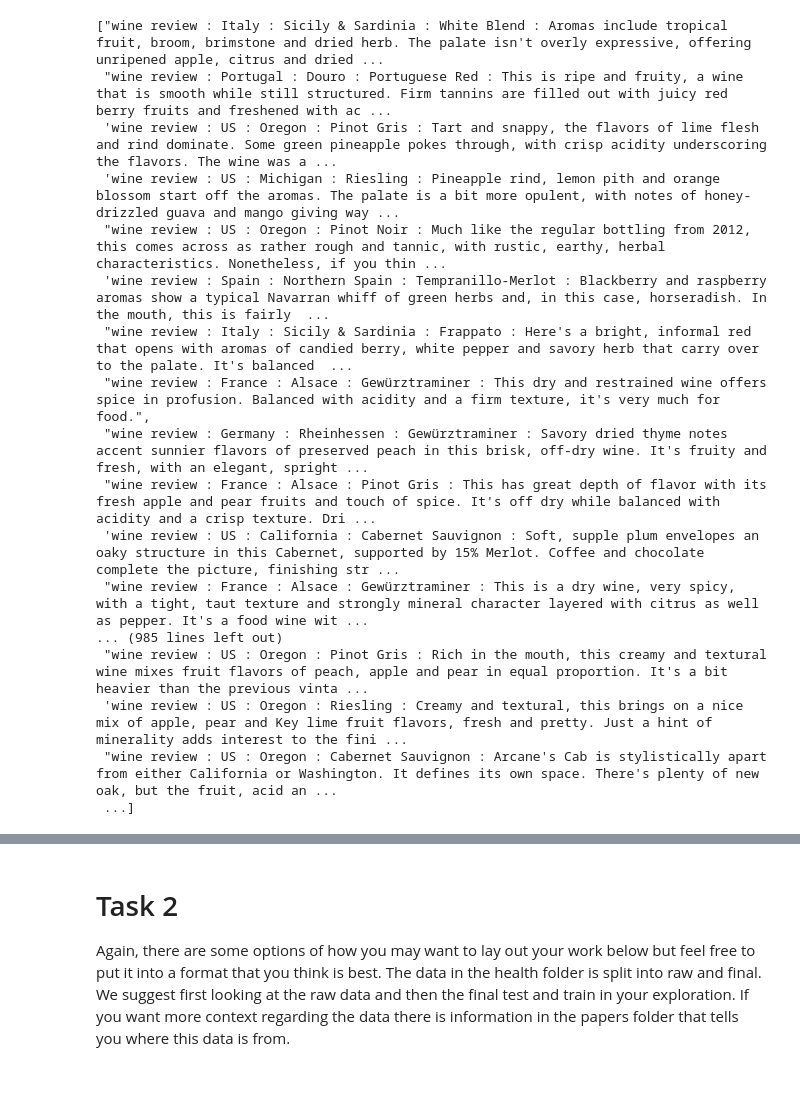
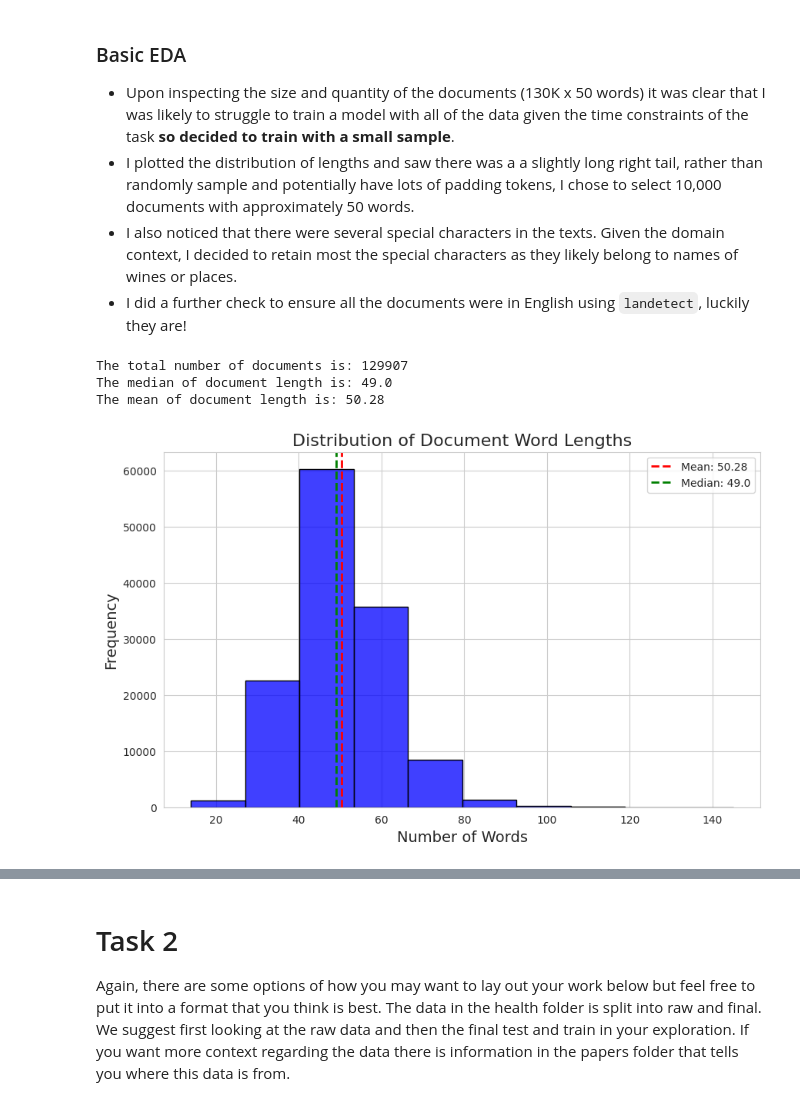
Before and after one commit to t-madeley/transformer_from_scratch, a Jupyter notebook: Prevayl Technical Task.ipynb, the cells around one changed output, grey strips where cells are left out. Cells and saved outputs as stored; diff of their text form; code cells hidden in the pictures.

```diff
--- a/Prevayl Technical Task.ipynb
+++ b/Prevayl Technical Task.ipynb
@@ -53,27 +103,62 @@ filtered_data = [
     if x["country"] is not None
     and x["province"] is not None
     and x["variety"] is not None
-    and x["description"] is not None]
-
-#limit the number of examples we're using for training because my laptop is very slow
-filtered_data = filtered_data
+    and x["description"] is not None
+]
+# %% [markdown]
+### Basic EDA
+
+- Upon inspecting the size and quantity of the documents (130K x 50 words) it was clear that I was likely to struggle to train a model with all of the data given the time constraints of the task  **so decided to train with a small sample**.
+- I plotted the distribution of lengths and saw there was a a slightly long right tail, rather than randomly sample and potentially have lots of padding tokens, I chose to select 10,000 documents with approximately 50 words.
+- I also noticed that there were several special characters in the texts. Given the domain context, I decided to retain most the special characters as they likely belong to names of wines or places.
+- I did a further check to ensure all the documents were in English using `landetect`, luckily they are!
 # %%
-filtered_data
+# Calculate Text Lengths
+text_lengths = [len(document.split(" ")) for document in filtered_data]
+
+# Calculate mean and median
+mean_length = np.mean(text_lengths)
+median_length = np.median(text_lengths)
+
+# Display the number of documents, median, and mean
+print(f"The total number of documents is: {len(filtered_data)}")
+print(f"The median of document length is: {median_length}")
+print(f"The mean of document length is: {mean_length:.2f}")
+
+sns.set_style("whitegrid")
+
+# Create the histogram plot
+plt.figure(figsize=(10, 6))
+sns.histplot(text_lengths, bins=10, kde=False, color="blue", edgecolor="black")
+
+# Add mean line
+plt.axvline(
+    mean_length,
+    color="red",
+    linestyle="--",
+    linewidth=2,
+    label=f"Mean: {mean_length:.2f}",
+)
+
+# Add median line (optional)
+plt.axvline(
+    median_length,
+    color="green",
+    linestyle="--",
+    linewidth=2,
+    label=f"Median: {median_length}",
+)
+
+plt.title("Distribution of Document Word Lengths", fontsize=16)
+plt.xlabel("Number of Words", fontsize=14)
+plt.ylabel("Frequency", fontsize=14)
+
+plt.legend()
+
+plt.grid(True)
+plt.show()
 # %% [output]
-["wine review : Italy : Sicily & Sardinia : White Blend : Aromas include tropical fruit, broom, brimstone and dried herb. The palate isn't overly expressive, offering unripened apple, citrus and dried ...
- "wine review : Portugal : Douro : Portuguese Red : This is ripe and fruity, a wine that is smooth while still structured. Firm tannins are filled out with juicy red berry fruits and freshened with ac ...
- 'wine review : US : Oregon : Pinot Gris : Tart and snappy, the flavors of lime flesh and rind dominate. Some green pineapple pokes through, with crisp acidity underscoring the flavors. The wine was a ...
- 'wine review : US : Michigan : Riesling : Pineapple rind, lemon pith and orange blossom start off the aromas. The palate is a bit more opulent, with notes of honey-drizzled guava and mango giving way ...
- "wine review : US : Oregon : Pinot Noir : Much like the regular bottling from 2012, this comes across as rather rough and tannic, with rustic, earthy, herbal characteristics. Nonetheless, if you thin ...
- 'wine review : Spain : Northern Spain : Tempranillo-Merlot : Blackberry and raspberry aromas show a typical Navarran whiff of green herbs and, in this case, horseradish. In the mouth, this is fairly  ...
- "wine review : Italy : Sicily & Sardinia : Frappato : Here's a bright, informal red that opens with aromas of candied berry, white pepper and savory herb that carry over to the palate. It's balanced  ...
- "wine review : France : Alsace : Gewürztraminer : This dry and restrained wine offers spice in profusion. Balanced with acidity and a firm texture, it's very much for food.",
- "wine review : Germany : Rheinhessen : Gewürztraminer : Savory dried thyme notes accent sunnier flavors of preserved peach in this brisk, off-dry wine. It's fruity and fresh, with an elegant, spright ...
- "wine review : France : Alsace : Pinot Gris : This has great depth of flavor with its fresh apple and pear fruits and touch of spice. It's off dry while balanced with acidity and a crisp texture. Dri ...
- 'wine review : US : California : Cabernet Sauvignon : Soft, supple plum envelopes an oaky structure in this Cabernet, supported by 15% Merlot. Coffee and chocolate complete the picture, finishing str ...
- "wine review : France : Alsace : Gewürztraminer : This is a dry wine, very spicy, with a tight, taut texture and strongly mineral character layered with citrus as well as pepper. It's a food wine wit ...
-... (985 lines left out)
- "wine review : US : Oregon : Pinot Gris : Rich in the mouth, this creamy and textural wine mixes fruit flavors of peach, apple and pear in equal proportion. It's a bit heavier than the previous vinta ...
- 'wine review : US : Oregon : Riesling : Creamy and textural, this brings on a nice mix of apple, pear and Key lime fruit flavors, fresh and pretty. Just a hint of minerality adds interest to the fini ...
- "wine review : US : Oregon : Cabernet Sauvignon : Arcane's Cab is stylistically apart from either California or Washington. It defines its own space. There's plenty of new oak, but the fruit, acid an ...
- ...]
+The total number of documents is: 129907
+The median of document length is: 49.0
+The mean of document length is: 50.28
+[figure, added]
```
Also changed, not shown: parts of 67 cells of this notebook, 3 other files.
